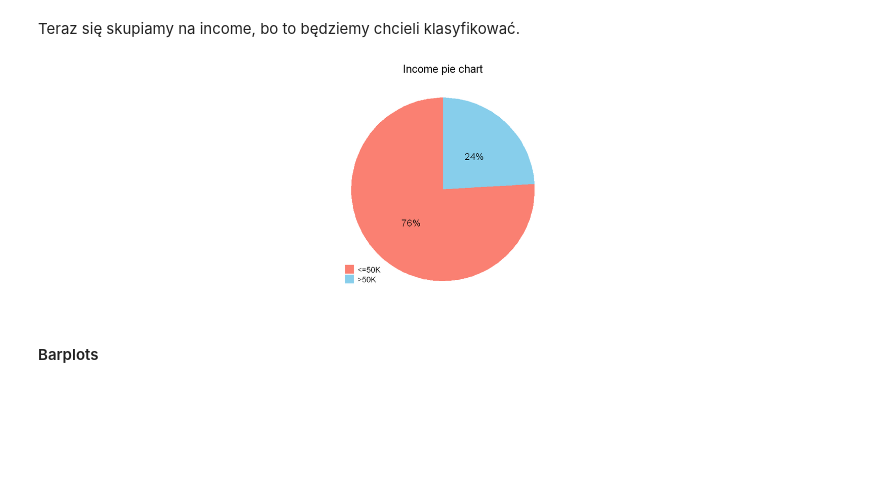
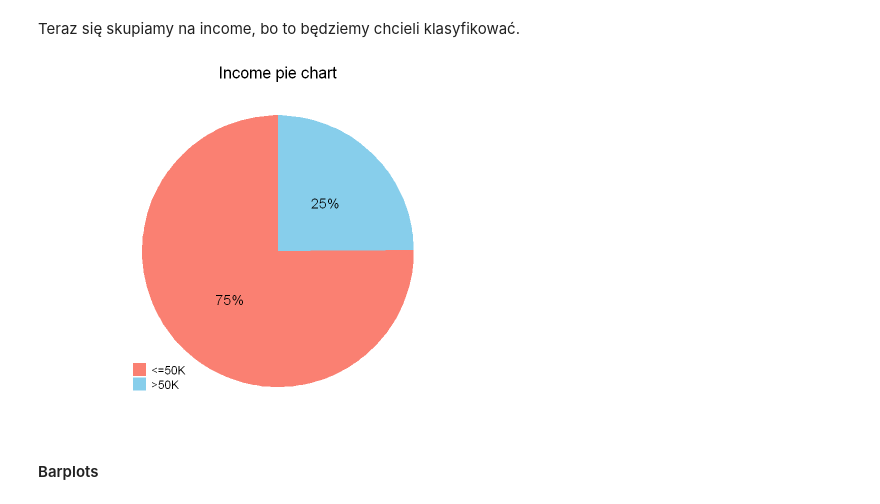
Before and after one commit to fiminka/Data-Mining-project, a Jupyter notebook: Project - first part.ipynb, the cells around one changed output. Drawn from its saved outputs; the diff is of its cells as text; code cells hidden in the pictures; blank space fills up the shorter version.

```diff
--- a/Project - first part.ipynb
+++ b/Project - first part.ipynb
@@ -631,6 +799,6 @@ for (i in 1:length(num_unique_values)) {
 # %%
-numerical_columns <- names(adult_data[sapply(adult_data, is.numeric)])
-factor_columns <- names(adult_data[sapply(adult_data, is.factor)])
+numerical_columns <- names(clean_data[sapply(clean_data, is.numeric)])
+factor_columns <- names(clean_data[sapply(clean_data, is.factor)])
 # %%
 #summary(adult_data[factor_columns])
 # %%
@@ -643,11 +811,11 @@ factor_columns <- names(adult_data[sapply(adult_data, is.factor)])
 #### Bar plots
 # %%
 bar_plots <- lapply(factor_columns, function(column) {
-    ggplot(adult_data, aes_string(x = column)) +
+    ggplot(clean_data, aes_string(x = column)) +
     geom_bar(fill='skyblue') +
     labs(title = column) +
     scale_y_continuous(breaks = pretty_breaks(n = 6)) +
-    theme(axis.text.x = element_text(angle = 45, hjust = 1, size=12),
+    theme(axis.text.x = element_text(angle = 45, hjust = 1, size=14),
           axis.text.y = element_text(size=14),
           axis.title.x = element_blank(),
           plot.title = element_text(hjust = 0.5, size=20))
@@ -678,7 +863,7 @@ mean(adult_data$native.country == 'United-States', na.rm = TRUE) * 100
 #### Histograms
 # %%
 histograms <- lapply(numerical_columns, function(column) {
-  ggplot(adult_data, aes_string(x = column)) +
+  ggplot(clean_data, aes_string(x = column)) +
     geom_histogram(bins = 30, fill = 'skyblue', color ='#476E7D', size = 0.6) +
     labs(title = column) +
     scale_y_continuous(breaks = pretty_breaks(n = 6)) +
@@ -697,7 +884,7 @@ plot_grid(plotlist = histograms, ncol = 2, align = "h")
 #### Boxplots
 # %%
 boxplots <- lapply(c('age', 'fnlwgt', 'hours.per.week'), function(column) {
-  ggplot(adult_data, aes_string(y = column)) +
+  ggplot(clean_data, aes_string(y = column)) +
     geom_boxplot(fill = "skyblue", color = "#476E7D") +
     labs(title = paste(column)) +
     scale_y_continuous(breaks = pretty_breaks(n = 10)) +
@@ -942,20 +1138,22 @@ A tibble: 2 × 10
 # %% [markdown]
 Teraz się skupiamy na income, bo to będziemy chcieli klasyfikować.
 # %%
-options(repr.plot.width=20, repr.plot.height=6)
-ggplot(adult_data, aes(x="", fill=income)) +
+options(repr.plot.width=8, repr.plot.height=6)
+pie_income <- ggplot(clean_data, aes(x="", fill=income)) +
     geom_bar(width=1) +
     coord_polar('y') +
     labs(title='Income pie chart', fill="") +
     theme_void() +
     scale_fill_manual(values = c("<=50K" = "salmon", ">50K" = "skyblue")) +
     geom_text(aes(label = paste0(round((..count..)/sum(..count..)*100), "%")),
               stat = "count", position = position_stack(vjust = 0.5), size = 6) +
     theme(legend.position = c(0.15, 0.15),
           plot.title = element_text(hjust = 0.5, size=20),
           legend.text = element_text(size = 14))
+pie_income
+ggsave("images/pie_income.jpg", pie_income, width = 8, height = 6, units = "in", dpi = 300)
 # %% [output]
-[figure, old version]
+[figure, new version]
 # %% [markdown]
 #### Barplots
 # %%
```
Also changed, not shown: parts of 41 cells of this notebook, 12 other files.
